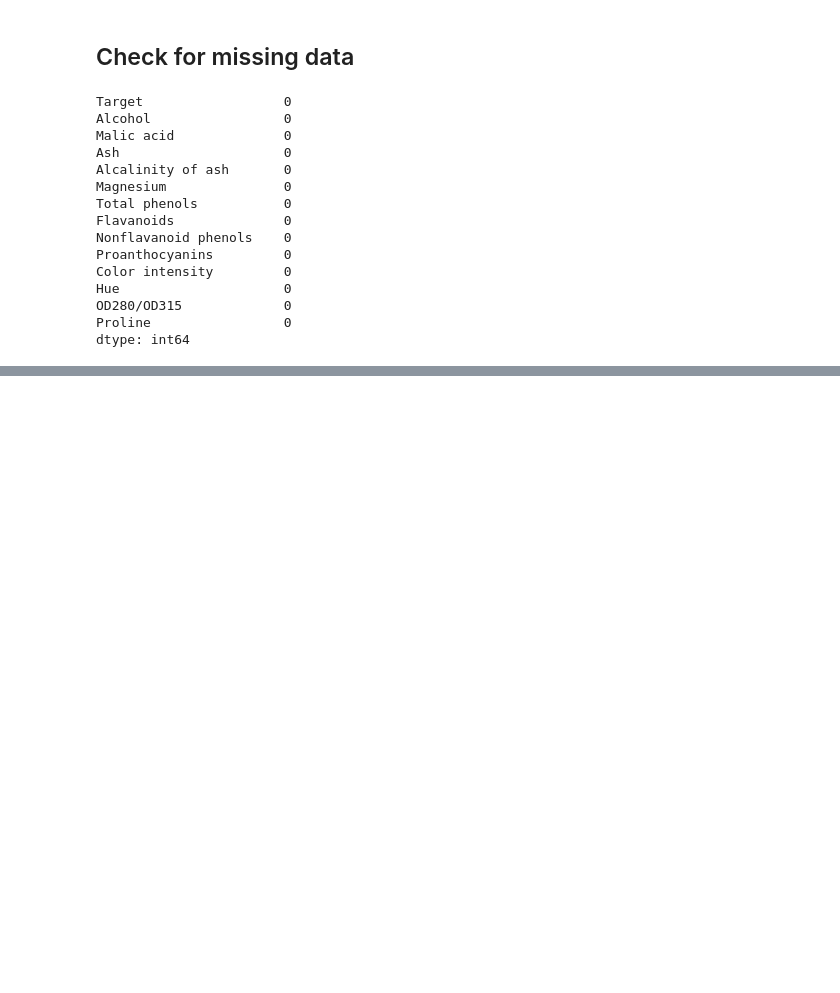
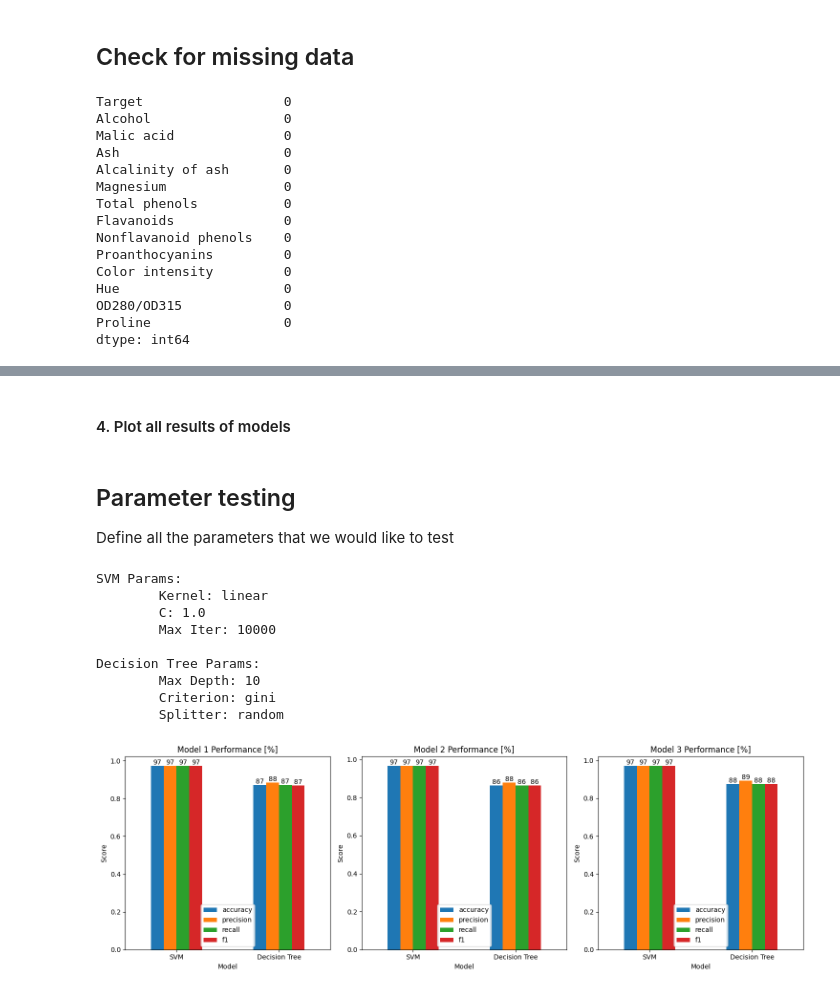
Before and after one commit to pgrzankowski/introduction-to-ai, a Jupyter notebook: wine-classification.ipynb, the cells around one changed output, grey strips where cells are left out. Cells and saved outputs as stored; diff of their text form; code cells hidden in the pictures; blank space fills up the shorter version.

```diff
--- a/wine-classification.ipynb
+++ b/wine-classification.ipynb
@@ -108,0 +110,7 @@ print("Mean Cross-Validation Score:", scores.mean())
+# %%
+from sklearn.preprocessing import StandardScaler
+
+scaler = StandardScaler()
+X = scaler.fit_transform(X)
+X = pd.DataFrame(X, columns=headers[1:])
+X.head()
@@ -108,0 +165,7 @@ print("Mean Cross-Validation Score:", scores.mean())
+# %%
+def get_results(models, X, y, n=3):
+    all_results = []
+    for i in range(n):
+        results = evaluate_models(models, X, y, i)
+        all_results.append(results)
+    return all_results
@@ -108,0 +188,2 @@ print("Mean Cross-Validation Score:", scores.mean())
+# %% [markdown]
+#### 4. Plot all results of models
@@ -108,0 +222,45 @@ print("Mean Cross-Validation Score:", scores.mean())
+# %% [markdown]
+## Parameter testing
+Define all the parameters that we would like to test
+# %%
+svm_params = {
+    'kernel': ['linear', 'poly', 'rbf', 'sigmoid'],
+    'C': [0.1, 1, 10, 100],
+    'max_iter': [-1, 1000, 10000, 100000]
+}
+
+dt_params = {
+    'max_depth': [5, 10, 15],
+    'criterion': ['gini', 'entropy'],
+    'splitter': ['best', 'random']
+}
+# %%
+def examine_params(svm_params, dt_params):
+    models = {
+        'SVM': SVC(
+            kernel=np.random.choice(svm_params['kernel']),
+            C=np.random.choice(svm_params['C']),
+            max_iter=np.random.choice(svm_params['max_iter'])
+        ),
+        'Decision Tree': DecisionTreeClassifier(
+            max_depth=np.random.choice(dt_params['max_depth']),
+            criterion=np.random.choice(dt_params['criterion']),
+            splitter=np.random.choice(dt_params['splitter'])
+        )
+    }
+
+    results = get_results(models, X, y)
+    show_results(results)
+# %%
+examine_params(svm_params, dt_params)
+# %% [output]
+SVM Params:
+        Kernel: linear
+        C: 1.0
+        Max Iter: 10000
+
+Decision Tree Params:
+        Max Depth: 10
+        Criterion: gini
+        Splitter: random
+[figure, added]
```
Also changed, not shown: parts of 23 cells of this notebook.
